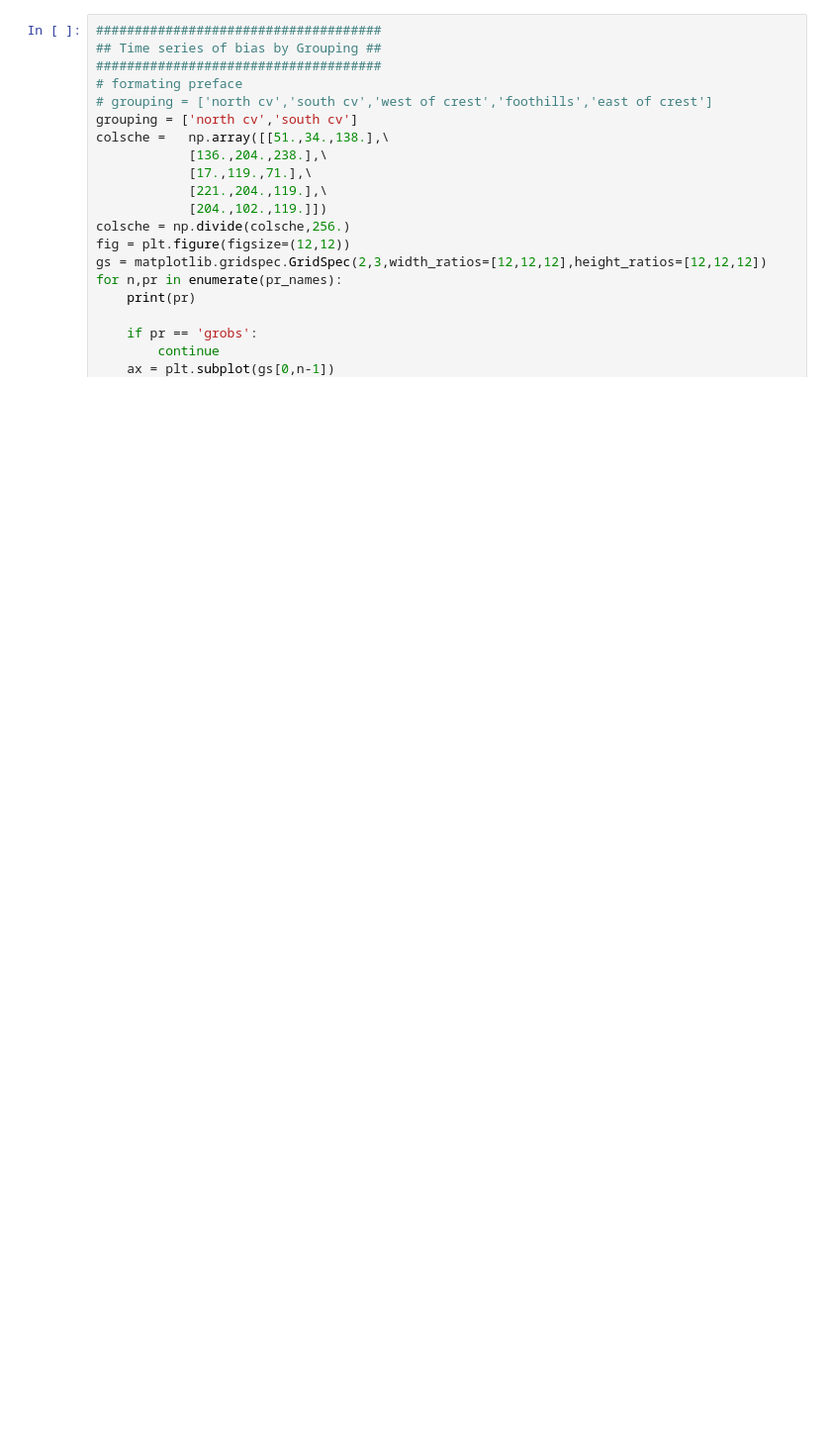
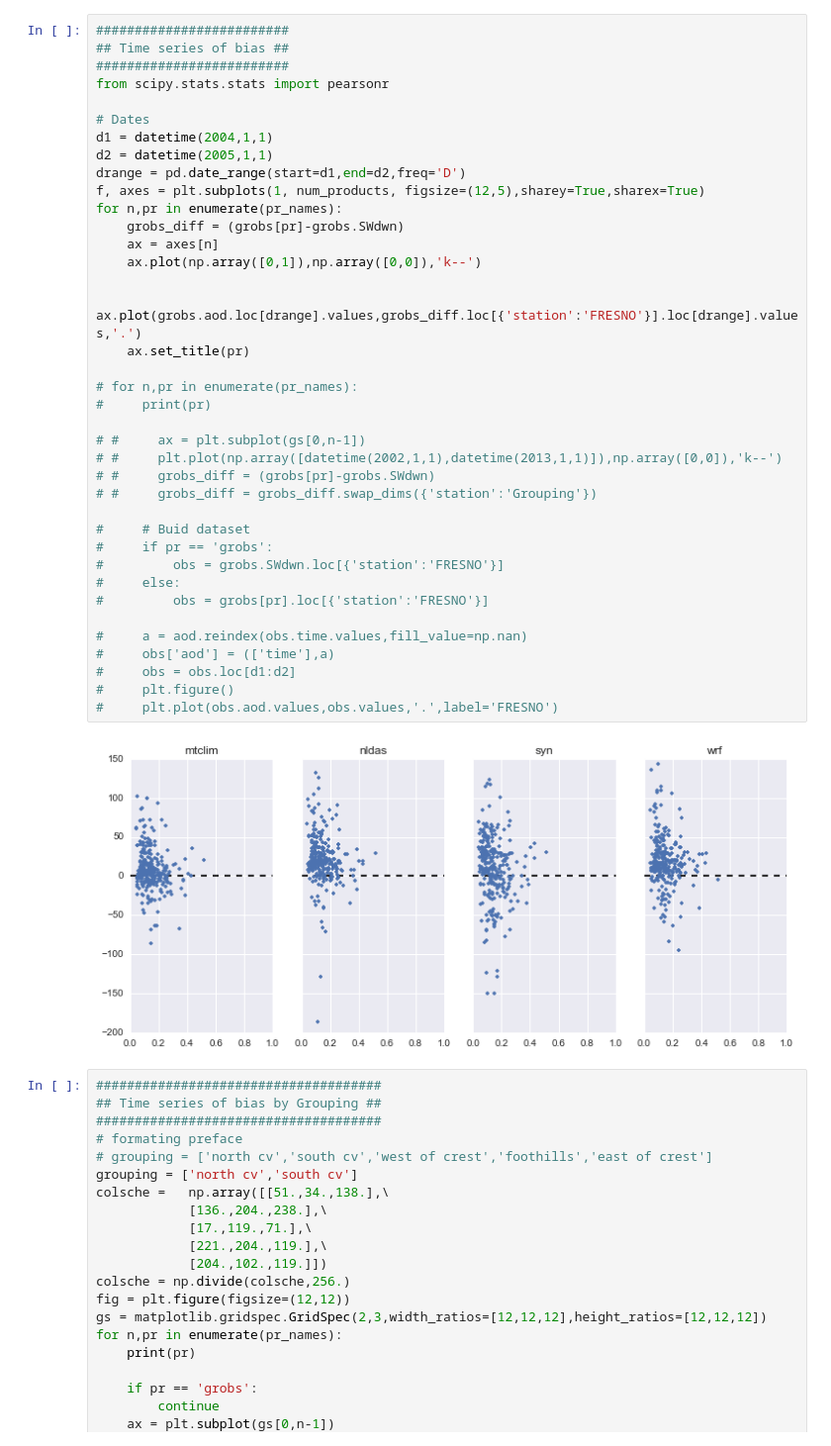
Before and after one commit to klapo/CalRad, a Jupyter notebook: CR.Aeronet.ipynb, the cells around one changed output. Shown at 99% size. Drawn from its saved outputs; the diff is of its cells as text; blank space fills up the shorter version.

```diff
--- a/CR.Aeronet.ipynb
+++ b/CR.Aeronet.ipynb
@@ -234,3 +449,43 @@ array(['Alpaugh', 'ARVIN', 'Auburn', 'bee', 'BISHOP', 'BLACKWLL',
+# %%
+#########################
+## Time series of bias ##
+#########################
+from scipy.stats.stats import pearsonr
+
+# Dates
+d1 = datetime(2004,1,1)
+d2 = datetime(2005,1,1)
+drange = pd.date_range(start=d1,end=d2,freq='D')
+f, axes = plt.subplots(1, num_products, figsize=(12,5),sharey=True,sharex=True)
+for n,pr in enumerate(pr_names):
+    grobs_diff = (grobs[pr]-grobs.SWdwn)
+    ax = axes[n]
+    ax.plot(np.array([0,1]),np.array([0,0]),'k--')
+
+    ax.plot(grobs.aod.loc[drange].values,grobs_diff.loc[{'station':'FRESNO'}].loc[drange].values,'.')
+    ax.set_title(pr)
+
+# for n,pr in enumerate(pr_names):
+#     print(pr)
+
+# #     ax = plt.subplot(gs[0,n-1])
+# #     plt.plot(np.array([datetime(2002,1,1),datetime(2013,1,1)]),np.array([0,0]),'k--')
+# #     grobs_diff = (grobs[pr]-grobs.SWdwn)
+# #     grobs_diff = grobs_diff.swap_dims({'station':'Grouping'})
+
+#     # Buid dataset
+#     if pr == 'grobs':
+#         obs = grobs.SWdwn.loc[{'station':'FRESNO'}]
+#     else:
+#         obs = grobs[pr].loc[{'station':'FRESNO'}]
+
+#     a = aod.reindex(obs.time.values,fill_value=np.nan)
+#     obs['aod'] = (['time'],a)
+#     obs = obs.loc[d1:d2]
+#     plt.figure()
+#     plt.plot(obs.aod.values,obs.values,'.',label='FRESNO')
+# %% [output]
+[figure, added]
 # %%
 #####################################
 ## Time series of bias by Grouping ##
```
Also changed, not shown: parts of 23 cells of this notebook.
